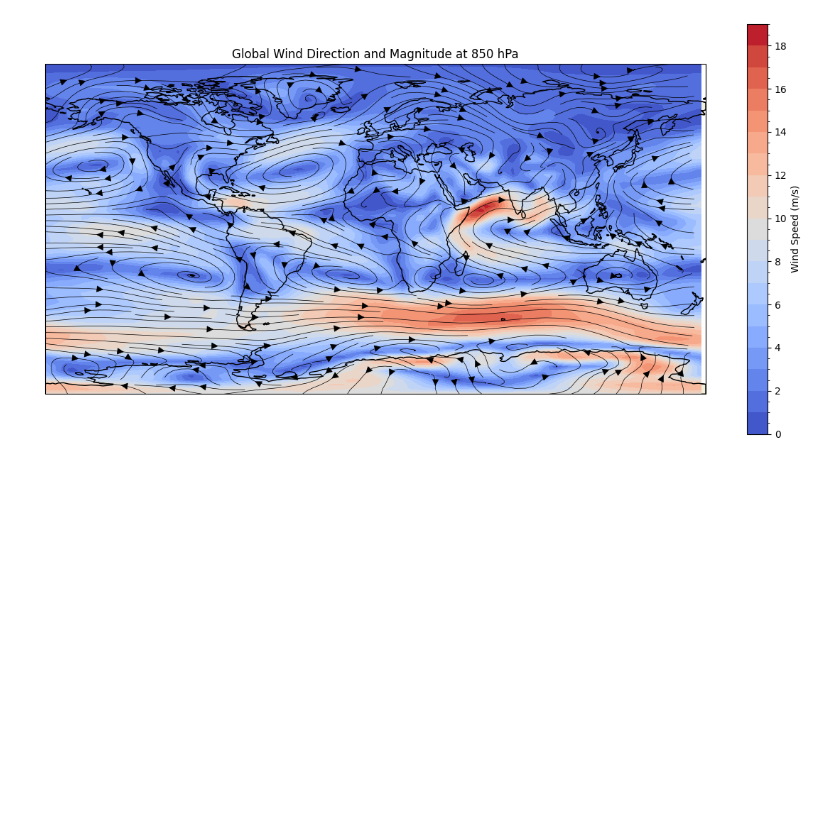
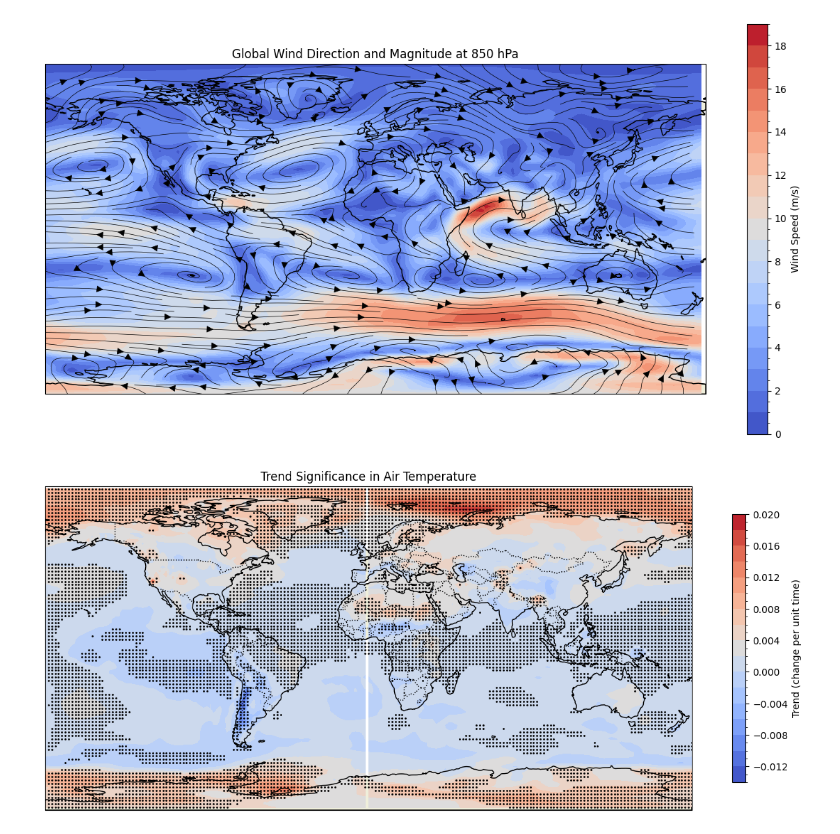
Before and after one commit to shiv3679/python-workshop-ees405, a Jupyter notebook: python_workshop.ipynb, the cells around one changed output. Drawn from its saved outputs; the diff is of its cells as text; code cells hidden in the pictures; blank space fills up the shorter version.

```diff
--- a/python_workshop.ipynb
+++ b/python_workshop.ipynb
@@ -507,0 +562,69 @@ plt.show()
+# %%
+import matplotlib.pyplot as plt
+import xarray as xr
+import numpy as np
+from scipy.stats import linregress
+import cartopy.crs as ccrs
+import cartopy.feature as cfeature
+
+def linregress_func(y, x):
+    slope, intercept, r_value, p_value, std_err = linregress(x, y)
+    return np.array([slope, p_value])
+
+def apply_linregress(data_array):
+    time_index = np.arange(len(data_array.time))
+    data_array_chunked = data_array.chunk({"time": -1})
+
+    results = xr.apply_ufunc(
+        linregress_func,
+        data_array_chunked,
+        input_core_dims=[["time"]],
+        output_core_dims=[["output_dim"]],
+        vectorize=True,
+        dask="parallelized",
+        output_dtypes=[float],
+        output_sizes={"output_dim": 2},
+        kwargs={"x": time_index}
+    )
+
+    slope = results.isel(output_dim=0)
+    p_value = results.isel(output_dim=1)
+
+    return slope, p_value
+
+# Load dataset
+file = '/media/posiden/posiden/ERA5_Data/NCEP/2d/air.2m.mon.mean.nc'
+data = xr.open_dataset(file, chunks={'time': -1})  # Ensure dataset is chunked for Dask
+
+# Squeeze the level dimension and select the air temperature variable
+data_squeezed = data.air.squeeze()
+
+# Apply linear regression to compute slope and p-value
+slope, p_value = apply_linregress(data_squeezed)
+
+# Compute significance
+significant = p_value < 0.05
+
+# Plotting
+fig = plt.figure(figsize=(15, 10))
+ax = fig.add_subplot(1, 1, 1, projection=ccrs.PlateCarree())
+ax.set_global()
+
+# Plot trend (slope) as background
+slope_plot = ax.contourf(data_squeezed.lon, data_squeezed.lat, slope, levels=20, cmap='coolwarm', transform=ccrs.PlateCarree())
+cbar = fig.colorbar(slope_plot, shrink=0.5, label='Trend (change per unit time)')
+cbar.minorticks_on()
+
+# Highlight significant trends
+lon, lat = np.meshgrid(data_squeezed.lon, data_squeezed.lat)
+ax.scatter(lon[significant], lat[significant], color='black', s=1, transform=ccrs.PlateCarree())
+
+# Add map features
+ax.add_feature(cfeature.LAND, edgecolor='black')
+ax.add_feature(cfeature.COASTLINE)
+ax.add_feature(cfeature.BORDERS, linestyle=':')
+
+plt.title('Trend Significance in Air Temperature')
+plt.show()
+# %% [output]
+[figure, added]
```
Also changed, not shown: parts of 1 cell of this notebook.
